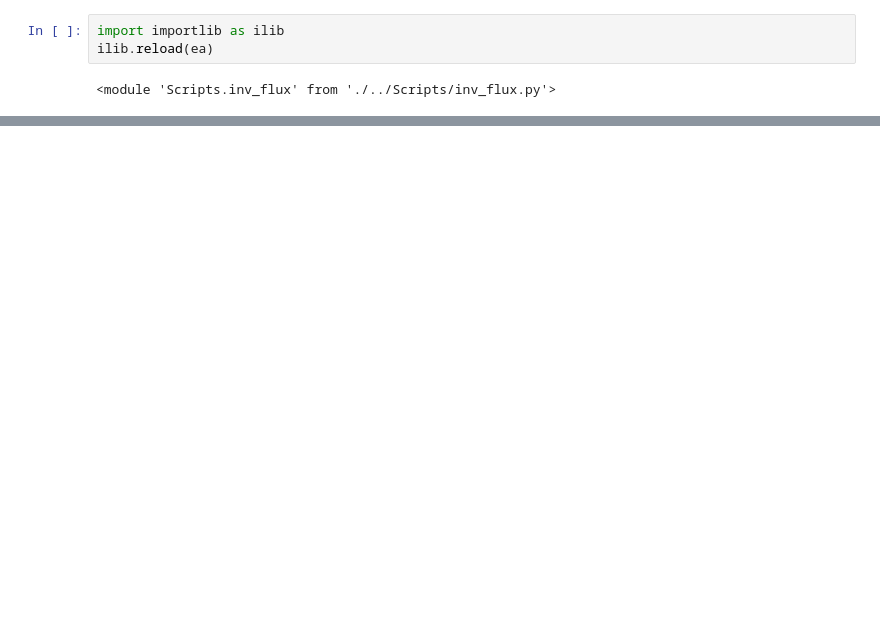
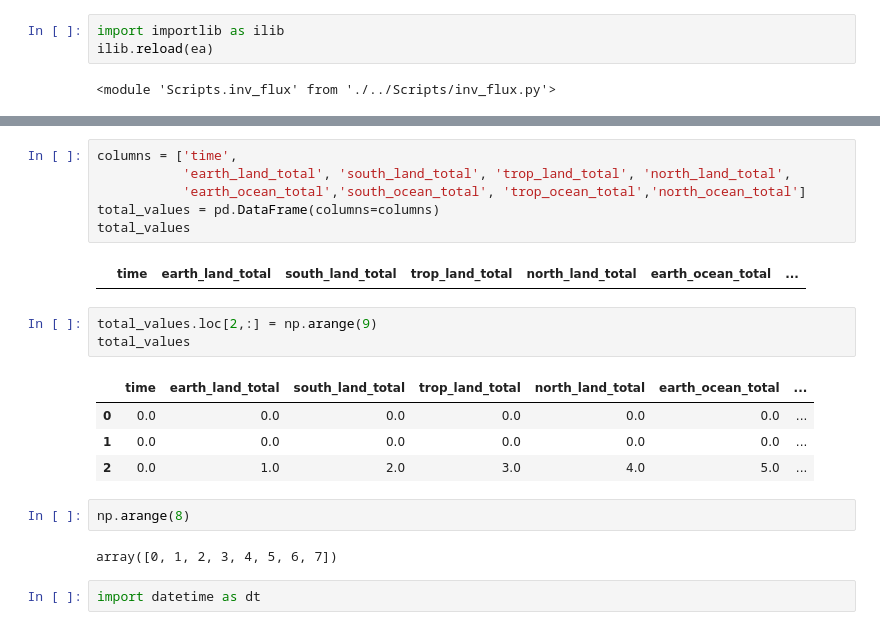
Before and after one commit to rursino/carbon-cycle-feedbacks, a Jupyter notebook: Peylin_flux/Notebooks/Intro.ipynb, the cells around one changed output, grey strips where cells are left out. Drawn from its saved outputs; the diff is of its cells as text; blank space fills up the shorter version.

```diff
--- a/Peylin_flux/Notebooks/Intro.ipynb
+++ b/Peylin_flux/Notebooks/Intro.ipynb
@@ -1019,0 +1046,22 @@ ilib.reload(ea)
+# %%
+columns = ['time',
+           'earth_land_total', 'south_land_total', 'trop_land_total', 'north_land_total',
+           'earth_ocean_total','south_ocean_total', 'trop_ocean_total','north_ocean_total']
+total_values = pd.DataFrame(columns=columns)
+total_values
+# %% [output]
+|  | time | earth_land_total | south_land_total | trop_land_total | north_land_total | earth_ocean_total | ... |
+# %%
+total_values.loc[2,:] = np.arange(9)
+total_values
+# %% [output]
+|  | time | earth_land_total | south_land_total | trop_land_total | north_land_total | earth_ocean_total | ... |
+| 0 | 0.0 | 0.0 | 0.0 | 0.0 | 0.0 | 0.0 | ... |
+| 1 | 0.0 | 0.0 | 0.0 | 0.0 | 0.0 | 0.0 | ... |
+| 2 | 0.0 | 1.0 | 2.0 | 3.0 | 4.0 | 5.0 | ... |
+# %%
+np.arange(8)
+# %% [output]
+array([0, 1, 2, 3, 4, 5, 6, 7])
+# %%
+import datetime as dt
```
Also changed, not shown: parts of 5 cells of this notebook, 1 other file.
